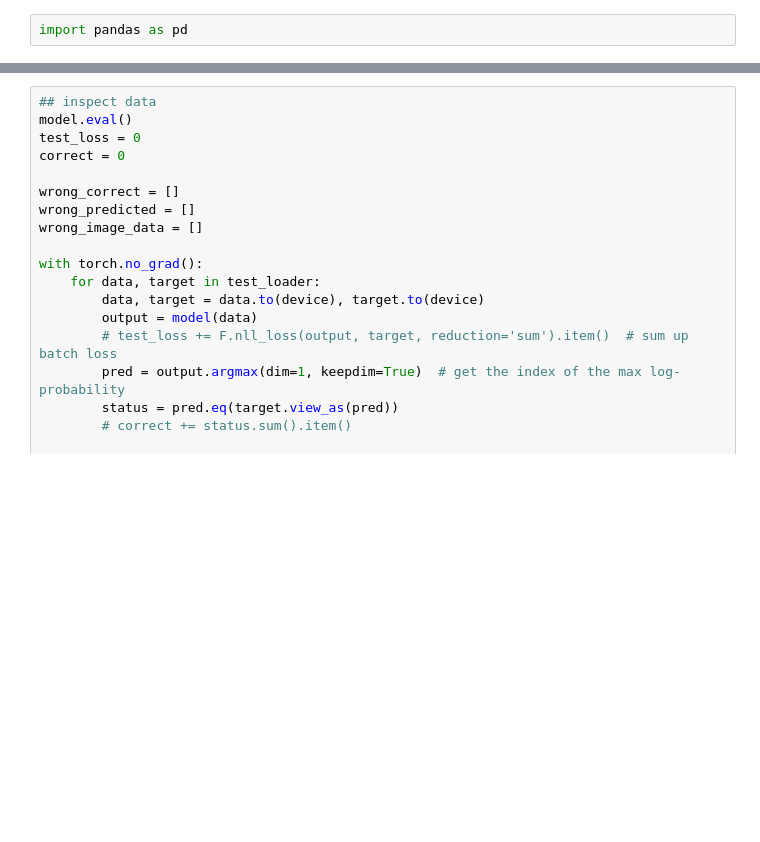
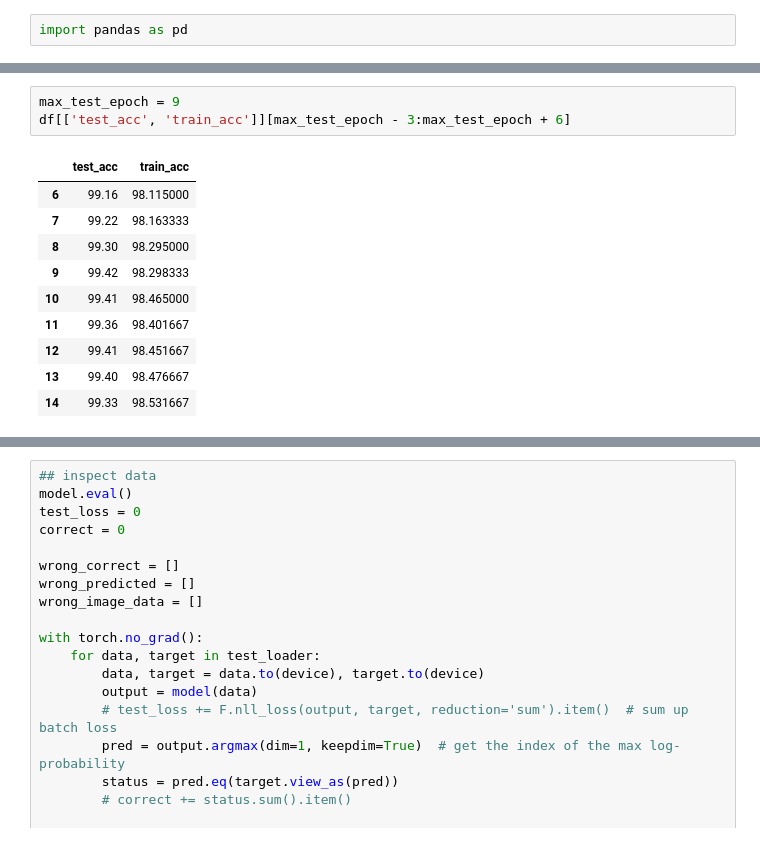
Before and after one commit to eva-6-3/Session_5_assignment, a Jupyter notebook: experiment_4/Experiment_4.ipynb, the cells around one changed output, grey strips where cells are left out. Drawn from its saved outputs; the diff is of its cells as text; blank space fills up the shorter version.

```diff
--- a/experiment_4/Experiment_4.ipynb
+++ b/experiment_4/Experiment_4.ipynb
@@ -406,4 +393,18 @@ test_losses             0.067919
 dtype: float64
+# %%
+max_test_epoch = 9
+df[['test_acc', 'train_acc']][max_test_epoch - 3:max_test_epoch + 6]
+# %% [output]
+|  | test_acc | train_acc |
+| 6 | 99.16 | 98.115000 |
+| 7 | 99.22 | 98.163333 |
+| 8 | 99.30 | 98.295000 |
+| 9 | 99.42 | 98.298333 |
+| 10 | 99.41 | 98.465000 |
+| 11 | 99.36 | 98.401667 |
+| 12 | 99.41 | 98.451667 |
+| 13 | 99.40 | 98.476667 |
+| 14 | 99.33 | 98.531667 |
 # %%
 df.min()
 # %% [output]
```
Also changed, not shown: parts of 15 cells of this notebook.
